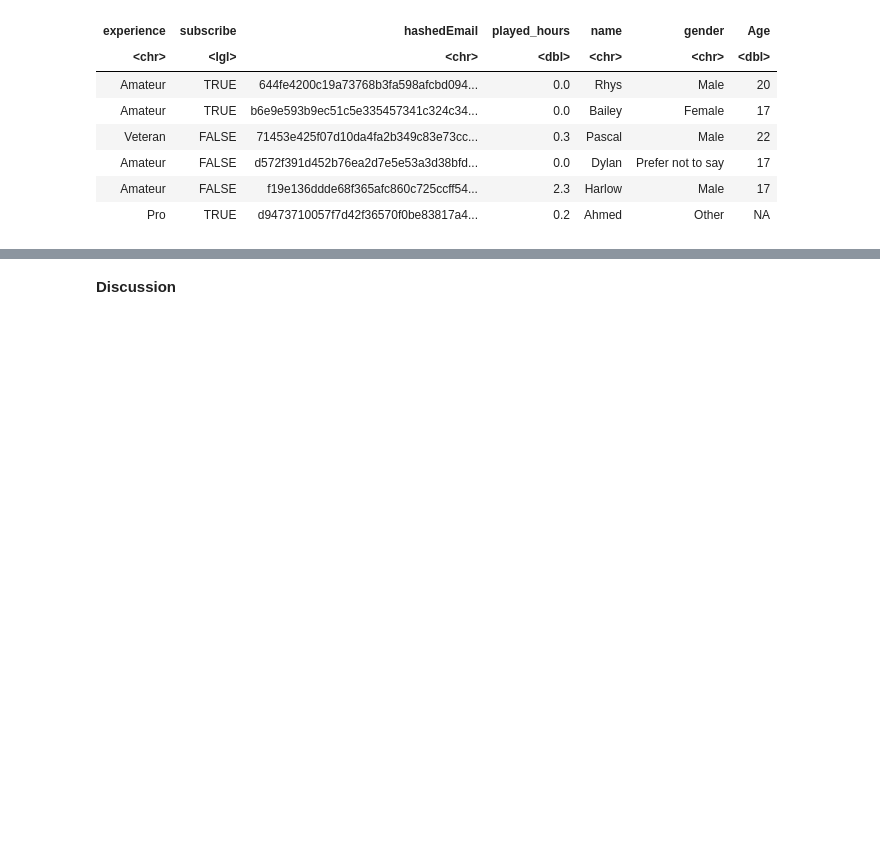
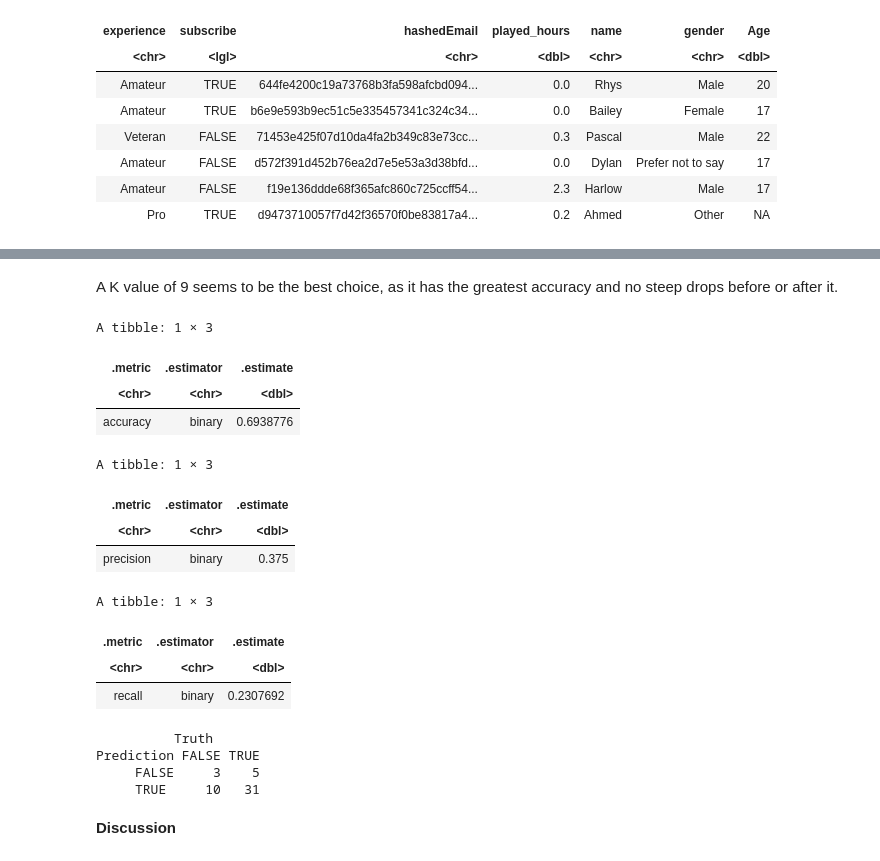
Before and after one commit to kaede53/dsci-100-final-report, a Jupyter notebook: OfficialReport.ipynb, the cells around one changed output, grey strips where cells are left out. Cells and saved outputs as stored; diff of their text form; code cells hidden in the pictures; blank space fills up the shorter version.

```diff
--- a/OfficialReport.ipynb
+++ b/OfficialReport.ipynb
@@ -204,2 +175,54 @@ cross_val_plot
+# %% [markdown]
+A K value of 9 seems to be the best choice, as it has the greatest accuracy and no steep drops before or after it.
+# %%
+# Evaluation on the test set
+players_recipe <- recipe(subscribe ~ Age + played_mins, data = players_train) |>
+  step_scale(all_predictors()) |>
+  step_center(all_predictors())
+
+knn_spec <- nearest_neighbor(weight_func = "rectangular", neighbors = 9) |>
+  set_engine("kknn") |>
+  set_mode("classification")
+
+knn_fit <- workflow() |>
+  add_recipe(players_recipe) |>
+  add_model(knn_spec) |>
+  fit(data = players_train)
+
+# Predictions & Accuracy of the model
+players_test_prediction <- predict(knn_fit, players_test) |>
+                        bind_cols(players_test)
+
+players_test_prediction |>
+    metrics(truth = subscribe, estimate = .pred_class) |>
+    filter(.metric == "accuracy")
+
+players_test_prediction |>
+    precision(truth = subscribe, estimate = .pred_class, event_level ="first")
+
+players_test_prediction |>
+    recall(truth = subscribe, estimate = .pred_class, event_level ="first")
+
+# Confusion matrix
+confusion_mat <- players_test_prediction |>
+                 conf_mat(truth = subscribe, estimate = .pred_class)
+confusion_mat
+# %% [output]
+A tibble: 1 × 3
+| .metric | .estimator | .estimate |
+| <chr> | <chr> | <dbl> |
+| accuracy | binary | 0.6938776 |
+A tibble: 1 × 3
+| .metric | .estimator | .estimate |
+| <chr> | <chr> | <dbl> |
+| precision | binary | 0.375 |
+A tibble: 1 × 3
+| .metric | .estimator | .estimate |
+| <chr> | <chr> | <dbl> |
+| recall | binary | 0.2307692 |
+          Truth
+Prediction FALSE TRUE
+     FALSE     3    5
+     TRUE     10   31
 # %% [markdown]
 **Discussion**
```
Also changed, not shown: parts of 7 cells of this notebook.
